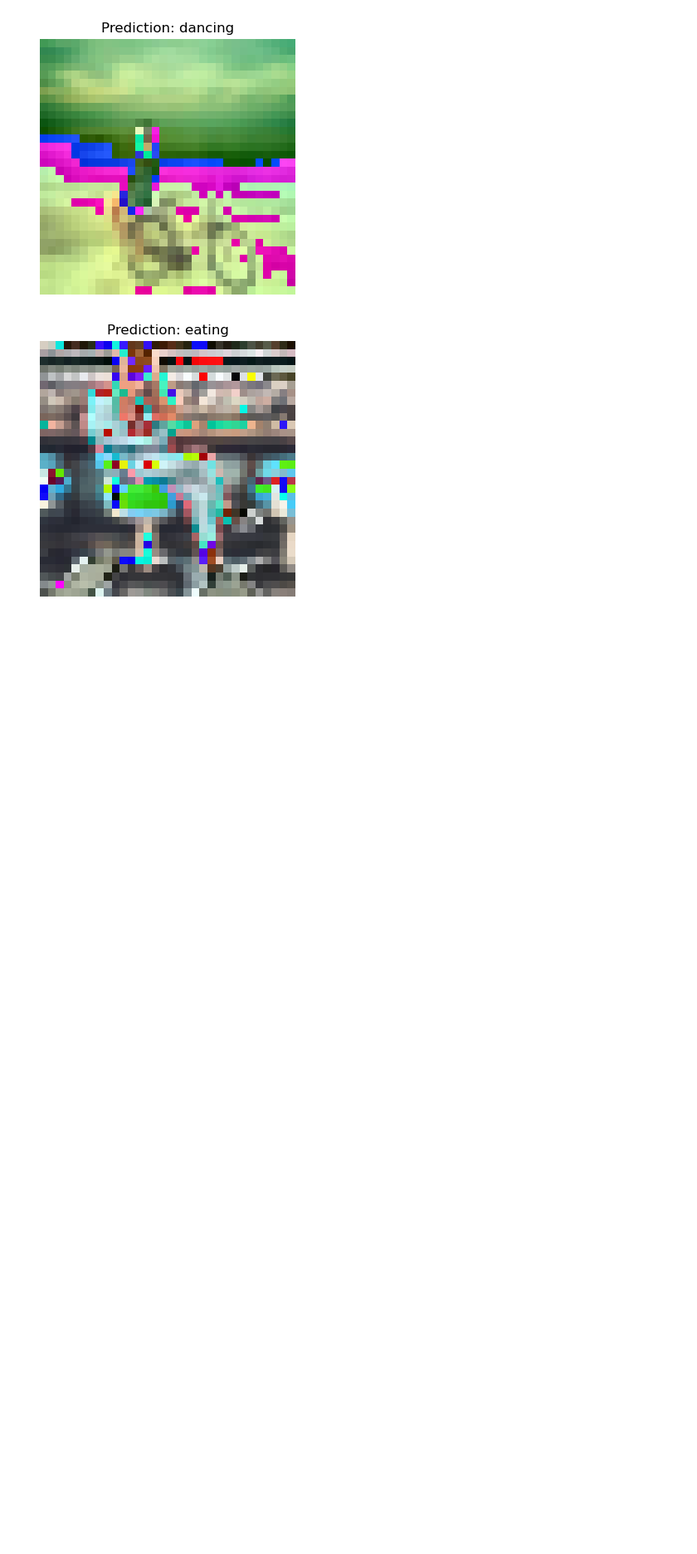
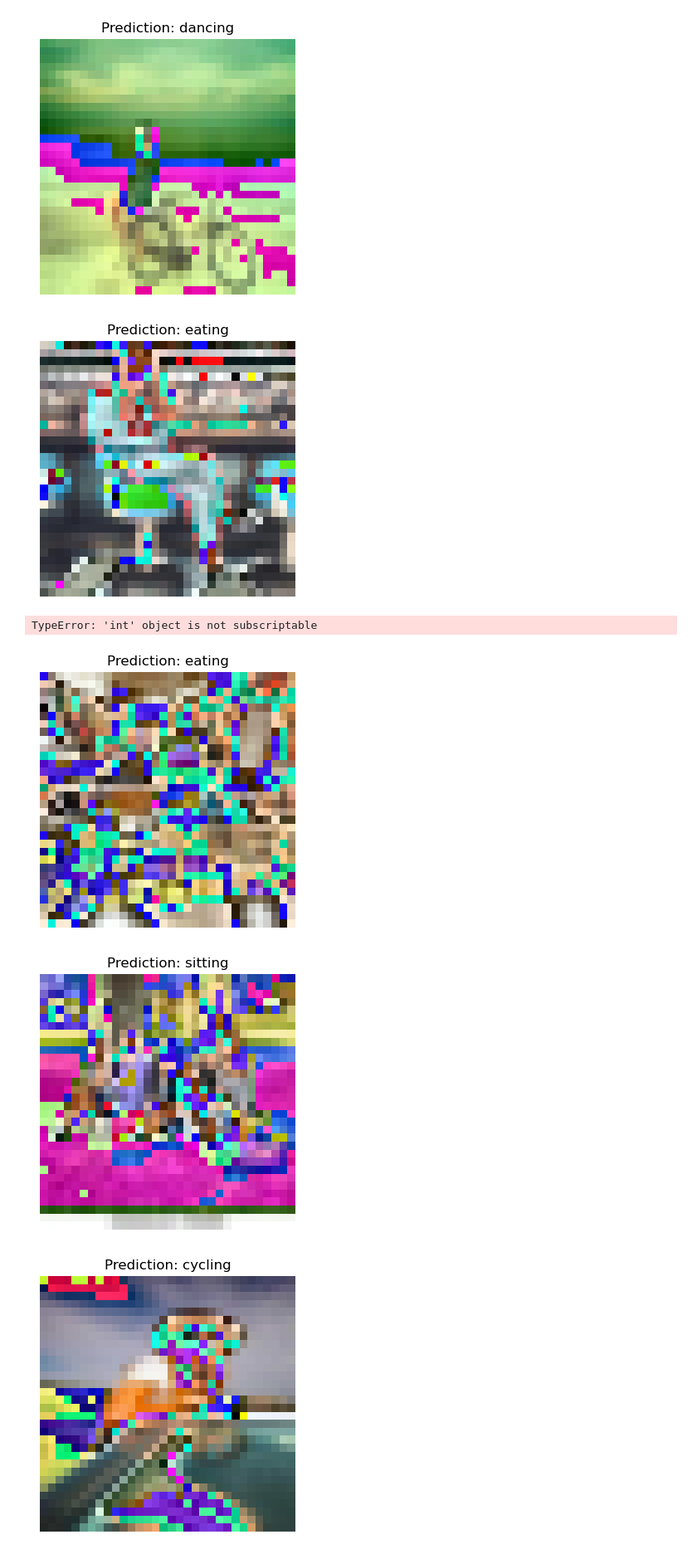
Before and after one commit to SamAdebisi/Computer-Vision-using-PyTorch, a Jupyter notebook: models/LeNet.ipynb, the cells around one changed output. Shown at 83% size. Saved outputs shown, nothing was run; the diff lists cells and outputs as text; code cells hidden in the pictures; blank space fills up the shorter version.

```diff
--- a/models/LeNet.ipynb
+++ b/models/LeNet.ipynb
@@ -311,6 +311,36 @@ for idx in sample_indices:
 [figure]
 [figure]
 [figure]
+# %%
+import random
+
+# Randomly select 10 indices from the dataset
+sample_indices = random.sample(range(len(test_data)), 10)
+
+# Loop over sampled indices
+for idx in sample_indices:
+    image_true, label = test_data[idx]  # Returns (image, class index)
+
+    img_path = os.path.join(test_root_dir, row['filename'])
+    image_true = Image.open(img_path)  # Open the image file
+
+    # Transform the image and add a batch dimension
+    image = transform(image_true).unsqueeze(0).to(device)
+
+    # Pass the image through the model without computing gradients
+    with torch.no_grad():
+        output = model(image)
+
+    # Get the predicted class label by finding the maximum in the output tensor
+    predicted_class = torch.argmax(output).item()
+
+    # Plot the image along with the predicted class label
+    plt.figure(figsize=(4, 4))
+    plt.imshow(image_true)
+    plt.title(f'Prediction: {output_label_map[predicted_class]}')  # Display the predicted label
+    plt.show()
+# %% [output]
+TypeError: 'int' object is not subscriptable
 # %%
 # for idx, row in test_data.sample(10).iterrows():
 
@@ -332,3 +362,37 @@ for idx in sample_indices:
 #     plt.imshow(image_true)
 #     plt.title(f'Prediction: {output_label_map[predicted_class]}')  # Display the predicted label
 #     plt.show()
+# %%
+from torchvision.transforms.functional import to_pil_image
+
+# Create label index-to-name map
+output_label_map = {v: k for k, v in test_data.class_to_idx.items()}
+
+# Randomly sample 10 indices from test_data
+sample_indices = random.sample(range(len(test_data)), 10)
+
+# Loop through and predict
+for idx in sample_indices:
+    image_tensor, true_label_idx = test_data[idx]  # image_tensor is already transformed
+
+    # Unsqueeze and send to device
+    image = image_tensor.unsqueeze(0).to(device)
+
+    # Run inference
+    with torch.no_grad():
+        output = model(image)
+    predicted_class = torch.argmax(output, dim=1).item()
+
+    # Convert tensor image back to PIL for display
+    image_to_plot = to_pil_image(image_tensor)
+
+    # Show image with prediction
+    plt.figure(figsize=(4, 4))
+    plt.imshow(image_to_plot)
+    plt.title(f'Prediction: {output_label_map[predicted_class]}')
+    plt.axis('off')
+    plt.show()
+# %% [output]
+[figure, added]
+[figure, added]
+[figure, added]
```
Also changed, not shown: parts of 1 cell of this notebook.
